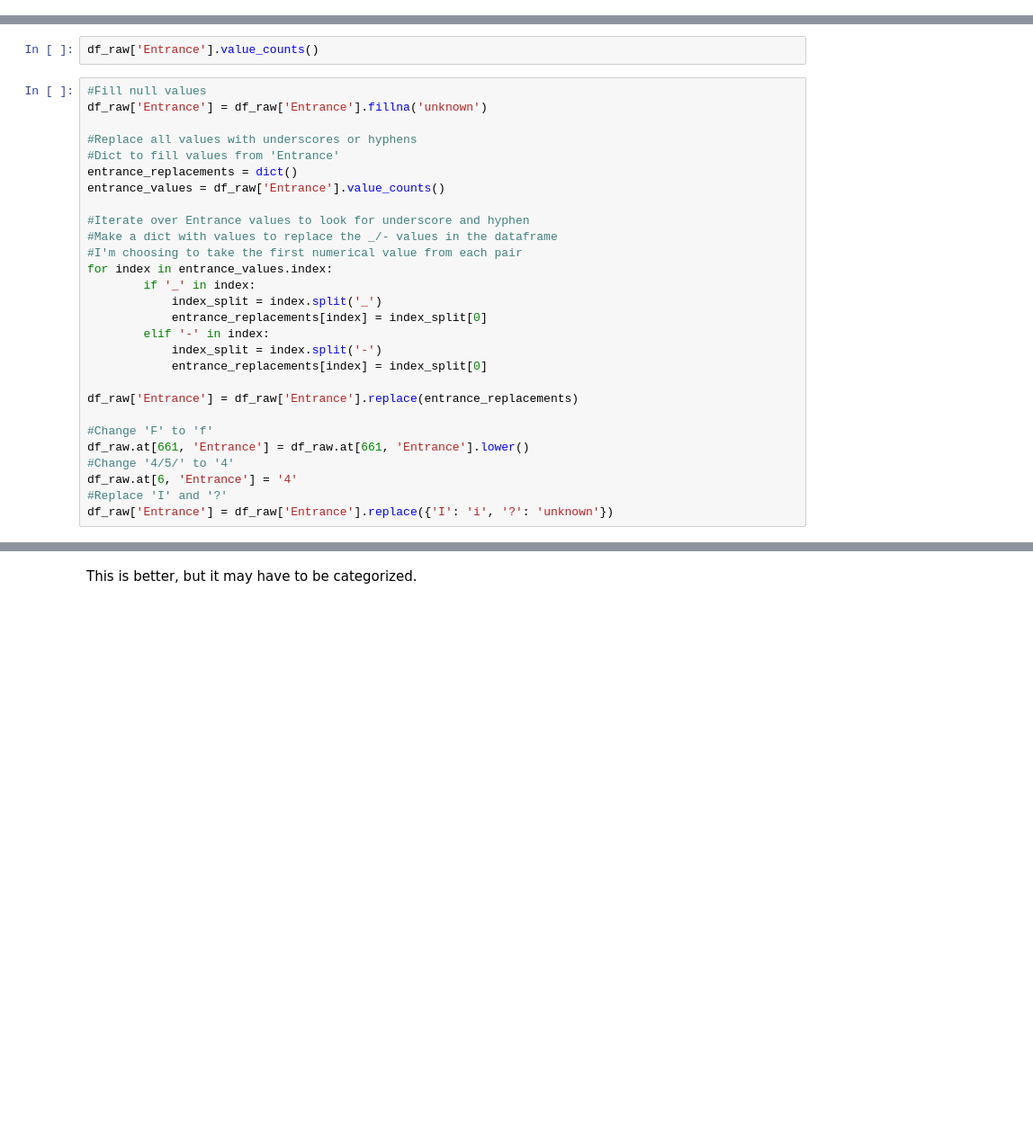
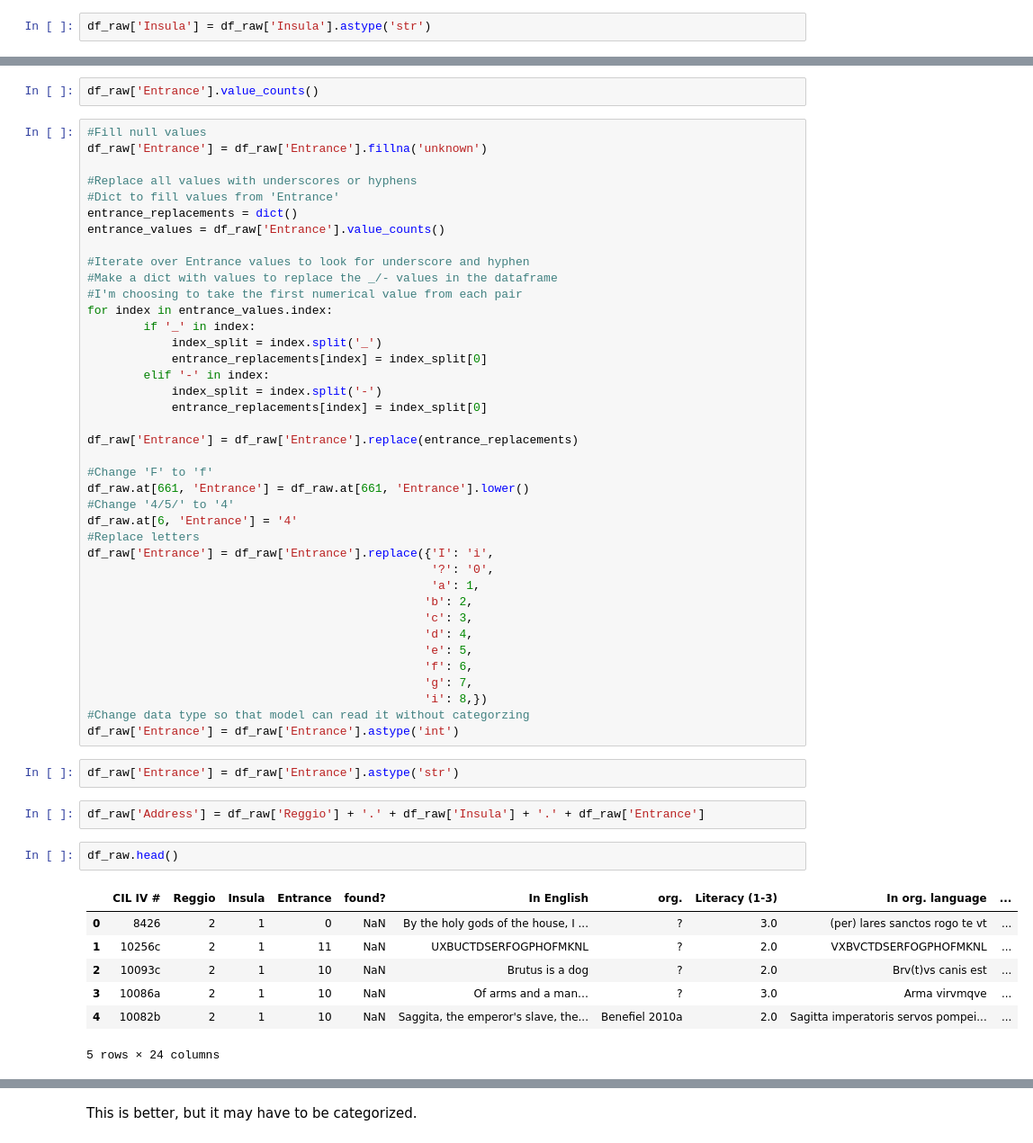
Before and after one commit to ssrosa/cacator_cave_malum, a Jupyter notebook: student.ipynb, the cells around one changed output, grey strips where cells are left out. Shown at 90% size. Saved outputs shown, nothing was run; the diff lists cells and outputs as text; blank space fills up the shorter version.

Commit message:
EDA. Building addresses as categoricals.

```diff
--- a/student.ipynb
+++ b/student.ipynb
@@ -184,6 +186,8 @@ df_raw.at[981, 'Insula'] = '1'
 
 #Change data type to intger
 df_raw['Insula'] = df_raw['Insula'].astype('float').astype('int')
+# %%
+df_raw['Insula'] = df_raw['Insula'].astype('str')
 # %% [markdown]
 ### 'Entrance'
 # %%
@@ -214,5 +218,30 @@ df_raw['Entrance'] = df_raw['Entrance'].replace(entrance_replacements)
 df_raw.at[661, 'Entrance'] = df_raw.at[661, 'Entrance'].lower()
 #Change '4/5/' to '4'
 df_raw.at[6, 'Entrance'] = '4'
-#Replace 'I' and '?'
-df_raw['Entrance'] = df_raw['Entrance'].replace({'I': 'i', '?': 'unknown'})
+#Replace letters
+df_raw['Entrance'] = df_raw['Entrance'].replace({'I': 'i',
+                                                 '?': '0',
+                                                 'a': 1,
+                                                'b': 2,
+                                                'c': 3,
+                                                'd': 4,
+                                                'e': 5,
+                                                'f': 6,
+                                                'g': 7,
+                                                'i': 8,})
+#Change data type so that model can read it without categorzing
+df_raw['Entrance'] = df_raw['Entrance'].astype('int')
+# %%
+df_raw['Entrance'] = df_raw['Entrance'].astype('str')
+# %%
+df_raw['Address'] = df_raw['Reggio'] + '.' + df_raw['Insula'] + '.' + df_raw['Entrance']
+# %%
+df_raw.head()
+# %% [output]
+|  | CIL IV # | Reggio | Insula | Entrance | found? | In English | org. | Literacy (1-3) | In org. language | ... |
+| 0 | 8426 | 2 | 1 | 0 | NaN | By the holy gods of the house, I ... | ? | 3.0 | (per) lares sanctos rogo te vt | ... |
+| 1 | 10256c | 2 | 1 | 11 | NaN | UXBUCTDSERFOGPHOFMKNL | ? | 2.0 | VXBVCTDSERFOGPHOFMKNL | ... |
+| 2 | 10093c | 2 | 1 | 10 | NaN | Brutus is a dog | ? | 2.0 | Brv(t)vs canis est | ... |
+| 3 | 10086a | 2 | 1 | 10 | NaN | Of arms and a man… | ? | 3.0 | Arma virvmqve | ... |
+| 4 | 10082b | 2 | 1 | 10 | NaN | Saggita, the emperor's slave, the... | Benefiel 2010a | 2.0 | Sagitta imperatoris servos pompei... | ... |
+5 rows × 24 columns
```
Also changed, not shown: parts of 12 cells of this notebook.
